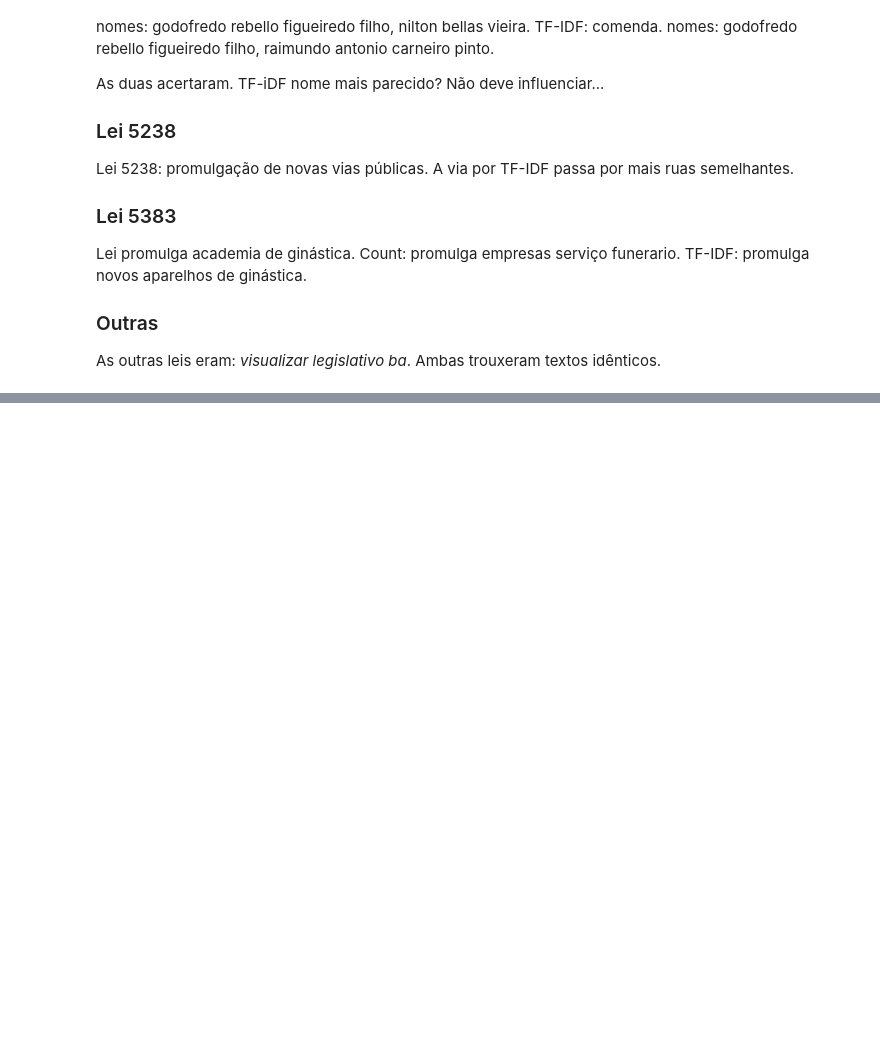
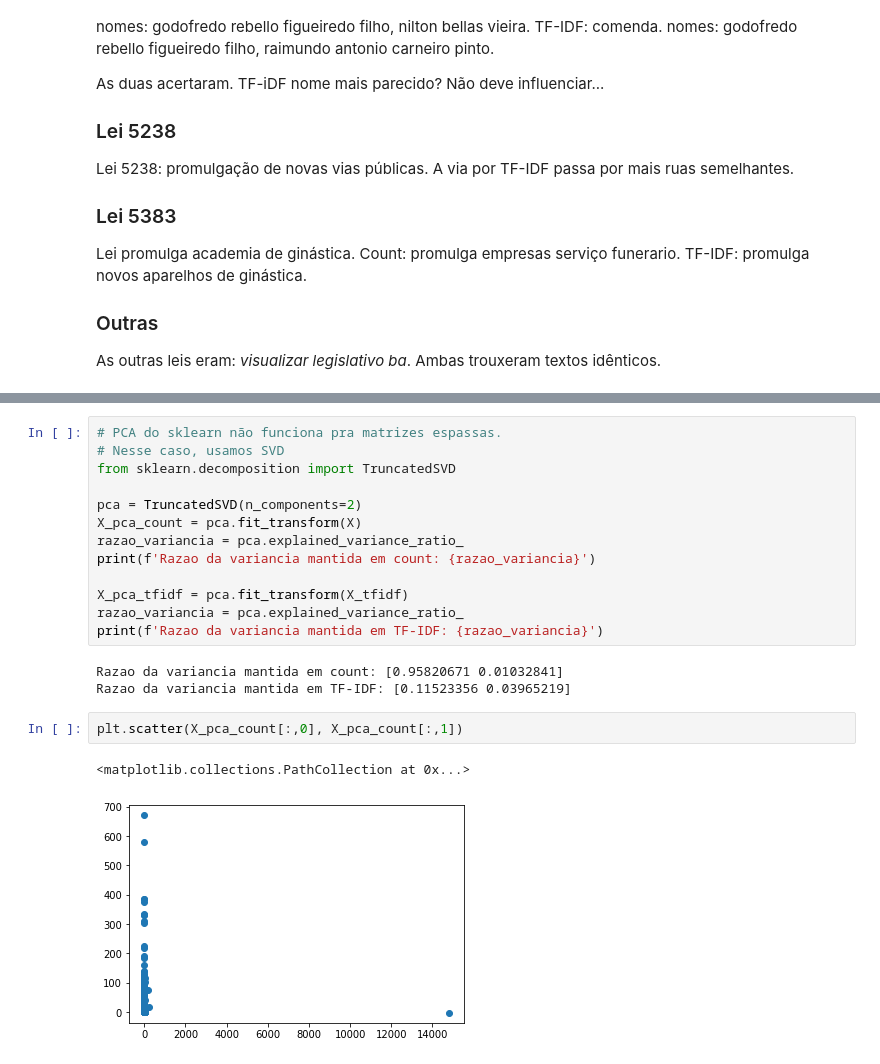
Before and after one commit to DadosAbertosDeFeira/analises, a Jupyter notebook: analysis/semelhanca_leis.ipynb, the cells around one changed output, grey strips where cells are left out. Cells and saved outputs as stored; diff of their text form; blank space fills up the shorter version.

Commit message:
Adiciona visualizacao das leis e buscador ingenuo

```diff
--- a/analysis/semelhanca_leis.ipynb
+++ b/analysis/semelhanca_leis.ipynb
@@ -344,0 +395,21 @@ As outras leis eram: _visualizar legislativo ba_. Ambas trouxeram textos idênti
+# %%
+# PCA do sklearn não funciona pra matrizes espassas.
+# Nesse caso, usamos SVD
+from sklearn.decomposition import TruncatedSVD
+
+pca = TruncatedSVD(n_components=2)
+X_pca_count = pca.fit_transform(X)
+razao_variancia = pca.explained_variance_ratio_
+print(f'Razao da variancia mantida em count: {razao_variancia}')
+
+X_pca_tfidf = pca.fit_transform(X_tfidf)
+razao_variancia = pca.explained_variance_ratio_
+print(f'Razao da variancia mantida em TF-IDF: {razao_variancia}')
+# %% [output]
+Razao da variancia mantida em count: [0.95820671 0.01032841]
+Razao da variancia mantida em TF-IDF: [0.11523356 0.03965219]
+# %%
+plt.scatter(X_pca_count[:,0], X_pca_count[:,1])
+# %% [output]
+<matplotlib.collections.PathCollection at 0x...>
+[figure, added]
```
Also changed, not shown: parts of 18 cells of this notebook.
